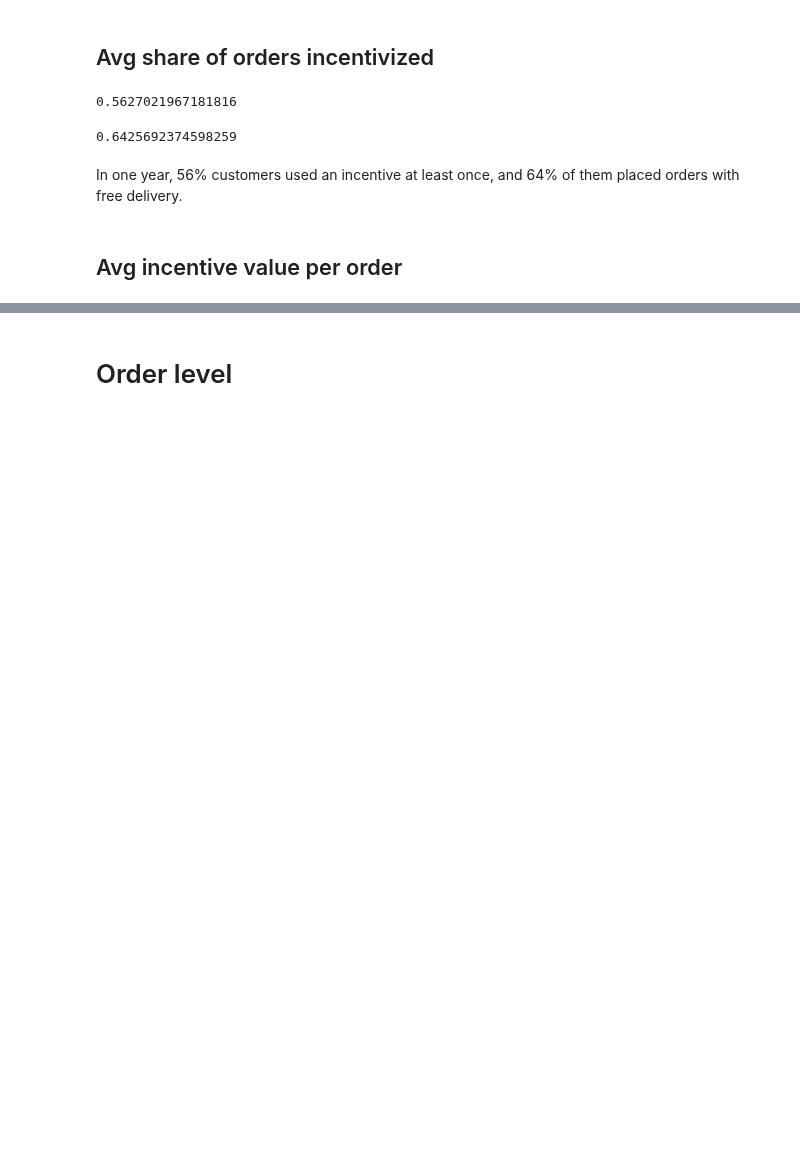
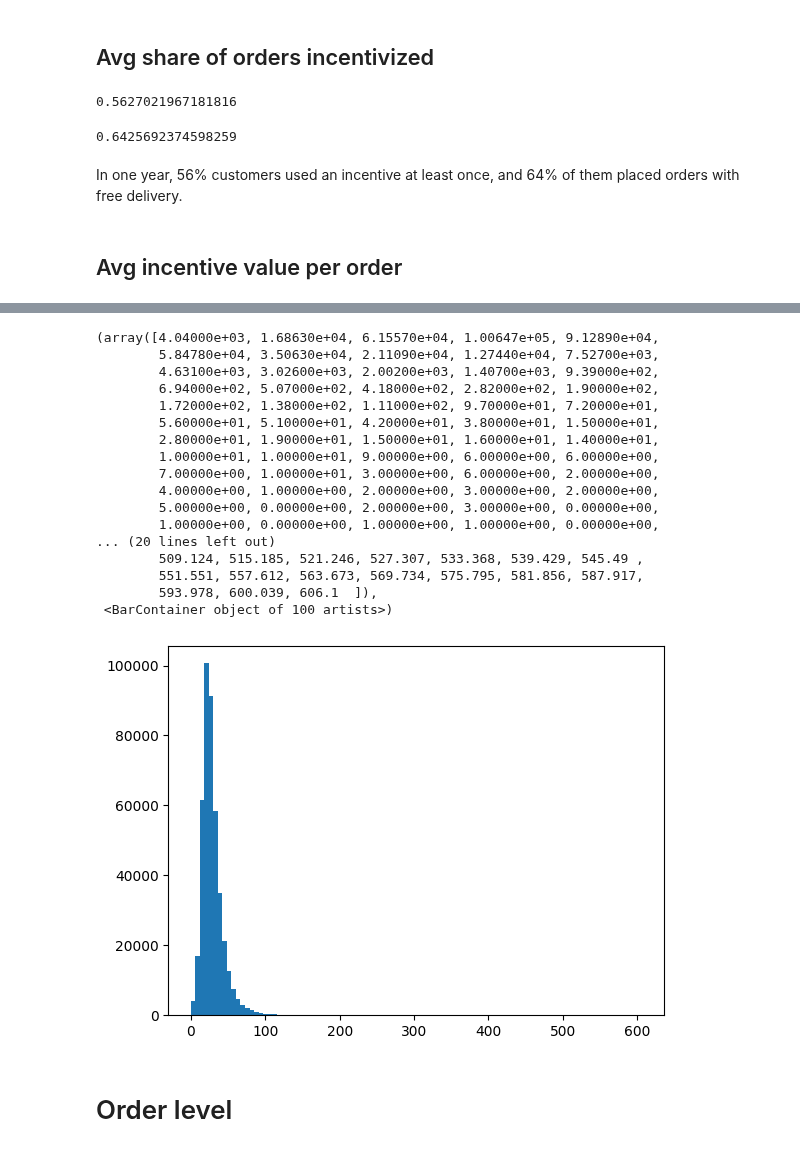
Before and after one commit to AChiaraCapuano/incentives_analysis, a Jupyter notebook: analysis.ipynb, the cells around one changed output, grey strips where cells are left out. Cells and saved outputs as stored; diff of their text form; code cells hidden in the pictures; blank space fills up the shorter version.

```diff
--- a/analysis.ipynb
+++ b/analysis.ipynb
@@ -97,3 +84,24 @@ plt.hist(df_customer[df_customer['used_incentive']==False][['incentive_value', '
+# %%
+plt.hist(df_avg_basket['basket_value'], bins=100)
+# %% [output]
+(array([4.04000e+03, 1.68630e+04, 6.15570e+04, 1.00647e+05, 9.12890e+04,
+        5.84780e+04, 3.50630e+04, 2.11090e+04, 1.27440e+04, 7.52700e+03,
+        4.63100e+03, 3.02600e+03, 2.00200e+03, 1.40700e+03, 9.39000e+02,
+        6.94000e+02, 5.07000e+02, 4.18000e+02, 2.82000e+02, 1.90000e+02,
+        1.72000e+02, 1.38000e+02, 1.11000e+02, 9.70000e+01, 7.20000e+01,
+        5.60000e+01, 5.10000e+01, 4.20000e+01, 3.80000e+01, 1.50000e+01,
+        2.80000e+01, 1.90000e+01, 1.50000e+01, 1.60000e+01, 1.40000e+01,
+        1.00000e+01, 1.00000e+01, 9.00000e+00, 6.00000e+00, 6.00000e+00,
+        7.00000e+00, 1.00000e+01, 3.00000e+00, 6.00000e+00, 2.00000e+00,
+        4.00000e+00, 1.00000e+00, 2.00000e+00, 3.00000e+00, 2.00000e+00,
+        5.00000e+00, 0.00000e+00, 2.00000e+00, 3.00000e+00, 0.00000e+00,
+        1.00000e+00, 0.00000e+00, 1.00000e+00, 1.00000e+00, 0.00000e+00,
+... (20 lines left out)
+        509.124, 515.185, 521.246, 527.307, 533.368, 539.429, 545.49 ,
+        551.551, 557.612, 563.673, 569.734, 575.795, 581.856, 587.917,
+        593.978, 600.039, 606.1  ]),
+ <BarContainer object of 100 artists>)
+[figure, added]
 # %% [markdown]
 # Order level
 # %%
```
Also changed, not shown: parts of 8 cells of this notebook.
